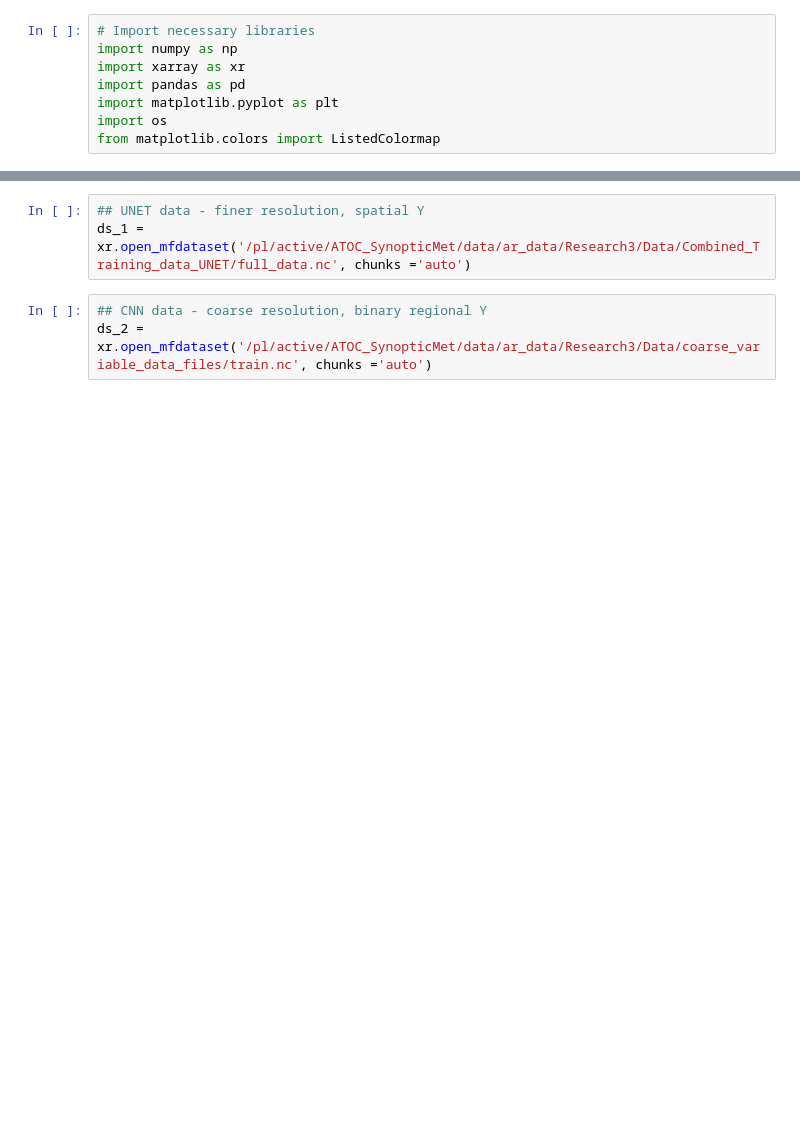
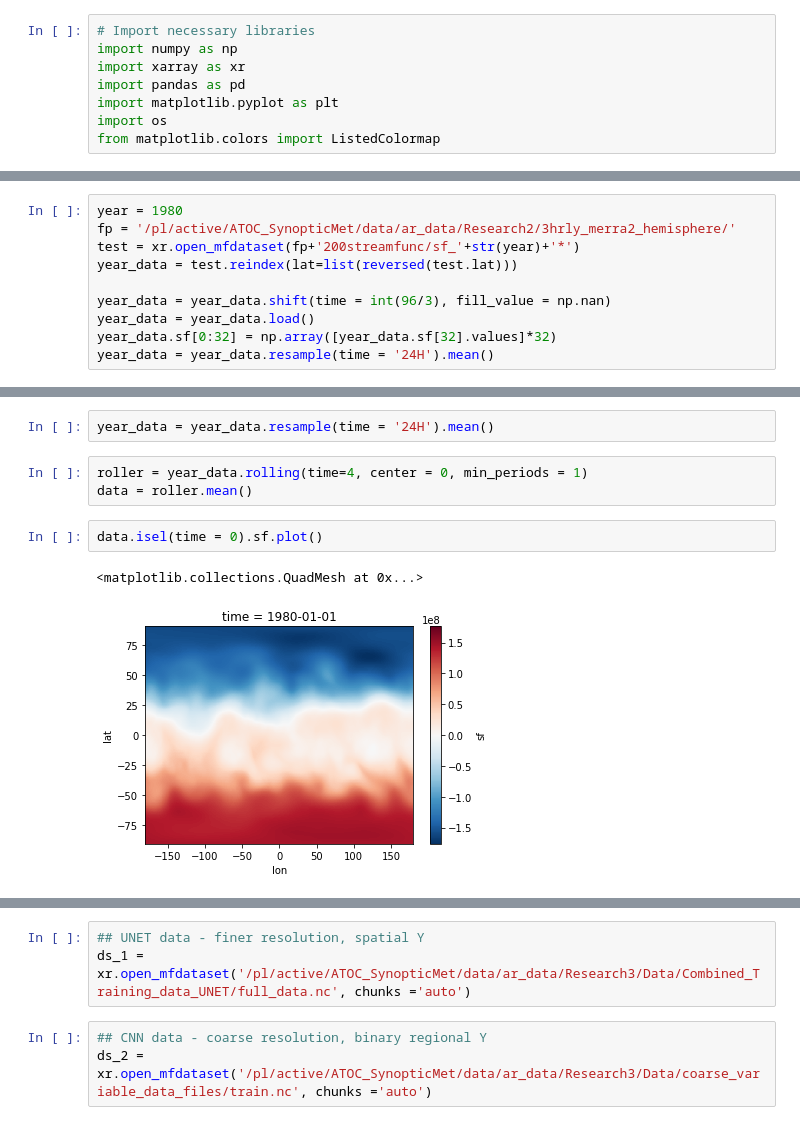
Before and after one commit to rlbaiman/AntarcticAR_ML, a Jupyter notebook: Make_X_data/Plot_X_data.ipynb, the cells around one changed output, grey strips where cells are left out. Saved outputs shown, nothing was run; the diff lists cells and outputs as text; blank space fills up the shorter version.

```diff
--- a/Make_X_data/Plot_X_data.ipynb
+++ b/Make_X_data/Plot_X_data.ipynb
@@ -8,0 +338,10 @@ from matplotlib.colors import ListedColormap
+# %%
+year = 1980
+fp = '/pl/active/ATOC_SynopticMet/data/ar_data/Research2/3hrly_merra2_hemisphere/'
+test = xr.open_mfdataset(fp+'200streamfunc/sf_'+str(year)+'*')
+year_data = test.reindex(lat=list(reversed(test.lat)))
+
+year_data = year_data.shift(time = int(96/3), fill_value = np.nan)
+year_data = year_data.load()
+year_data.sf[0:32] = np.array([year_data.sf[32].values]*32)
+year_data = year_data.resample(time = '24H').mean()
@@ -8,0 +357,10 @@ from matplotlib.colors import ListedColormap
+# %%
+year_data = year_data.resample(time = '24H').mean()
+# %%
+roller = year_data.rolling(time=4, center = 0, min_periods = 1)
+data = roller.mean()
+# %%
+data.isel(time = 0).sf.plot()
+# %% [output]
+<matplotlib.collections.QuadMesh at 0x...>
+[figure, added]
```
Also changed, not shown: parts of 39 cells of this notebook, 7 other files.
